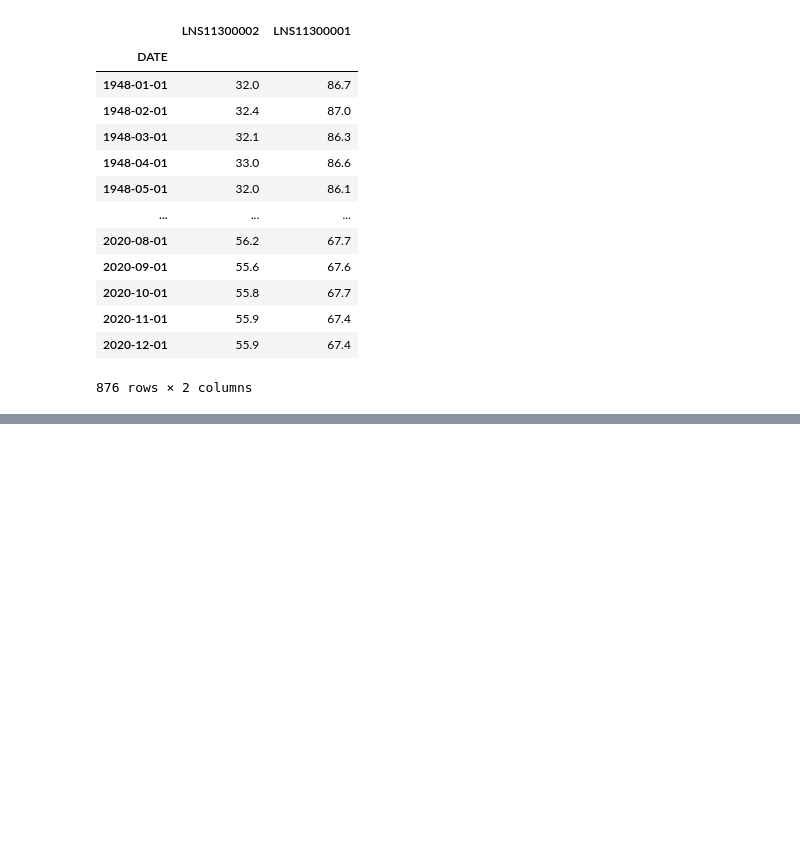
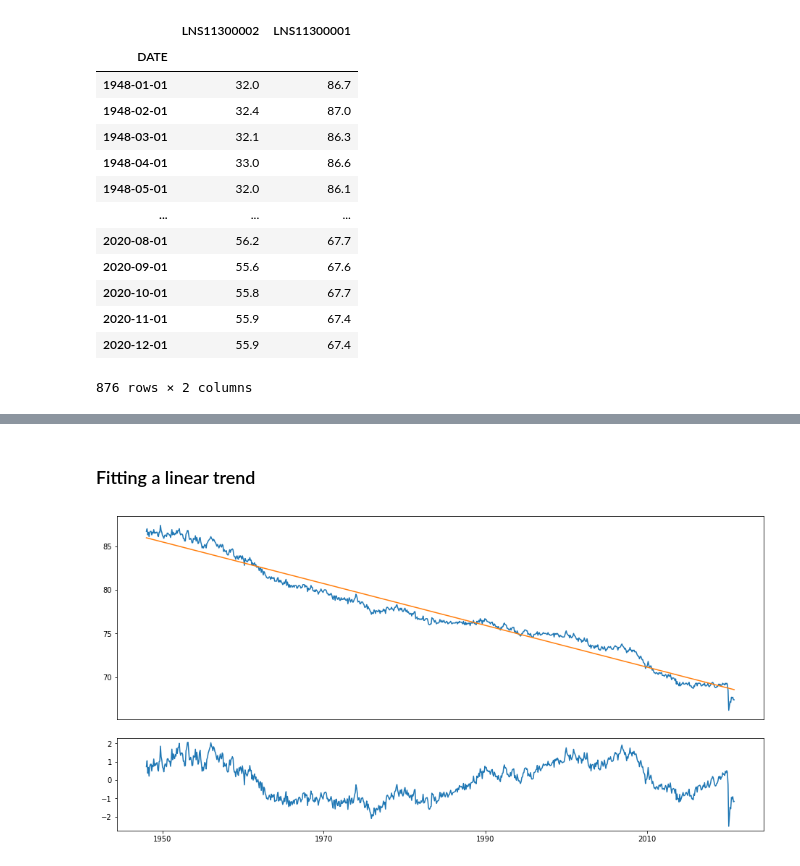
Before and after one commit to shihanxie/Econ475, a Jupyter notebook: 2.Modeling&ForecastingTrend.ipynb, the cells around one changed output, grey strips where cells are left out. Cells and saved outputs as stored; diff of their text form; code cells hidden in the pictures; blank space fills up the shorter version.

```diff
--- a/2.Modeling&ForecastingTrend.ipynb
+++ b/2.Modeling&ForecastingTrend.ipynb
@@ -175,0 +174,9 @@ labor
+# %%
+import statsmodels.api as sm
+from statsmodels.tools.tools import add_constant
+trend = np.arange(len(labor['LNS11300001']))
+
+x_reg = add_constant(np.array([trend]).T,prepend=True)
+result=sm.OLS(ydata,x_reg).fit()
+result.model.data.xnames=['C', 'trend']
+print(result.summary())
@@ -175,0 +201,30 @@ labor
+# %% [markdown]
+### Fitting a linear trend
+# %%
+fig = plt.figure(figsize=(16, 8))
+gs = fig.add_gridspec(3, 1)
+ax1 = fig.add_subplot(gs[:2])
+# f3_ax1.set_title('gs[0, :]')
+ax2 = fig.add_subplot(gs[2], sharex=ax1)
+
+# fig, axs = plt.subplots(2, 1, sharex=True, figsize=(16,8))
+
+# axs = np.ravel(axs)
+
+y_fit=result.fittedvalues
+residual=ydata-y_fit
+ax1.plot(ydata)
+ax1.plot(y_fit)
+
+ax2.plot(residual,'-',label='Residual')
+
+ax1.set_xticks(['1950-01-01','1970-01-01', '1990-02-01', '2010-02-01'])
+ax1.set_xticklabels(['1950', '1970', '1990', '2010'], fontsize='large')
+ax1.tick_params(bottom=False, labelbottom=False, left=True, labelleft=True)
+
+# for ax in [ax1, ax2]:
+#   ax.spines['top'].set_visible(False)
+#   ax.spines['right'].set_visible(False)
+plt.show()
+# %% [output]
+[figure, added]
```
Also changed, not shown: parts of 25 cells of this notebook.
